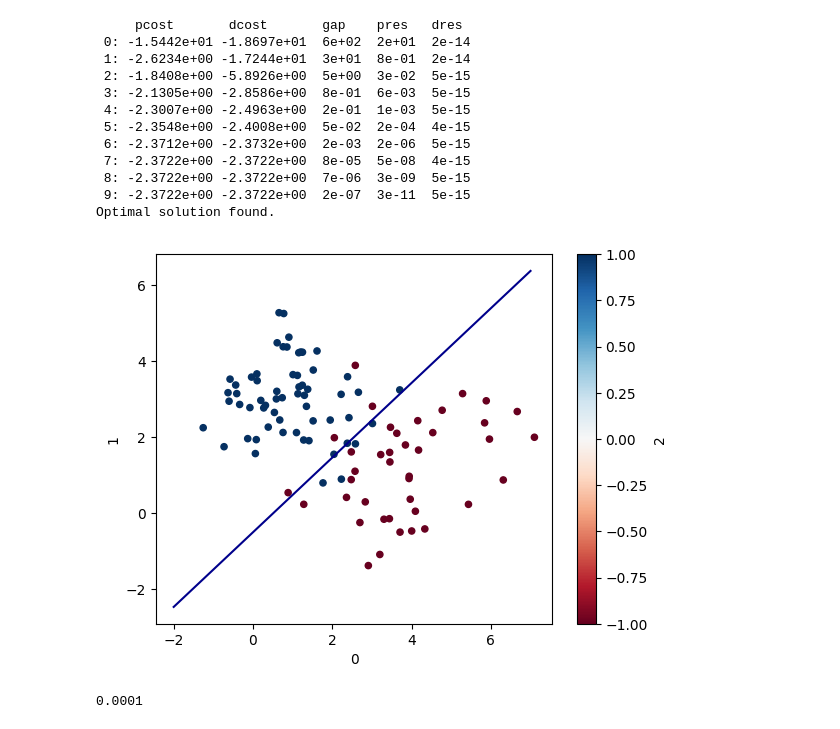
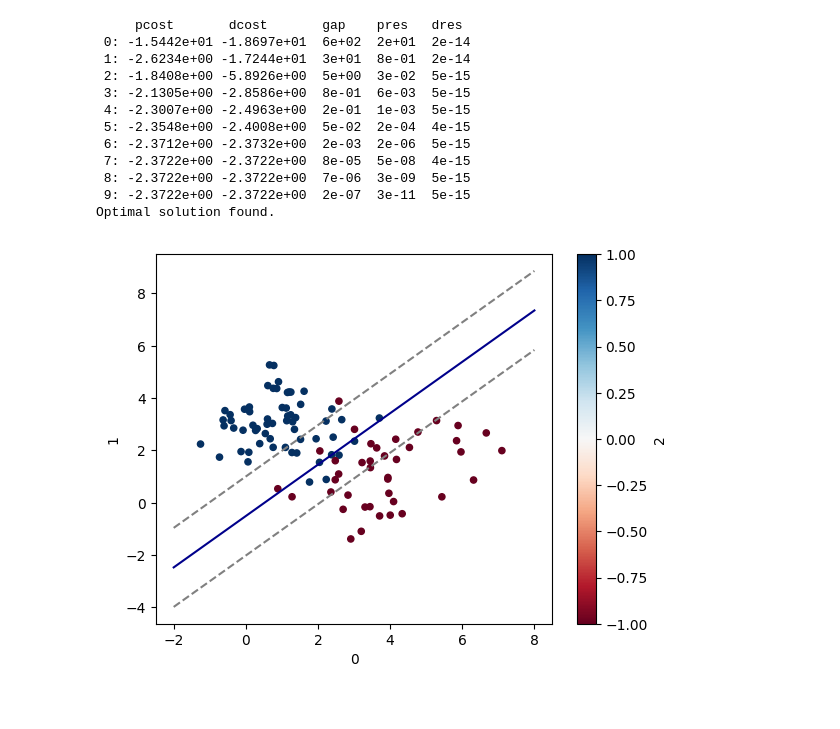
Before and after one commit to Alx-nder/ConvexOptimization_SupportVectorMachine, a Jupyter notebook: svm.ipynb, the cells around one changed output. Drawn from its saved outputs; the diff is of its cells as text; code cells hidden in the pictures.

```diff
--- a/svm.ipynb
+++ b/svm.ipynb
@@ -48,13 +48,11 @@ Sv = (lambdas > 0.0001).flatten()
 w0 = np.mean(y[Sv] - np.dot(X[Sv], w))
 # %%
 ax=df.plot.scatter(x=0,y=1,c=2,colormap='RdBu')
-x1 = np.linspace(-2,7)
+x1 = np.linspace(-2,8)
 plt.plot(x1, -(x1*w[0] +w0)/w[1], color = 'darkblue')
+plt.plot(x1, -(x1*w[0] +w0 -1)/w[1], color = 'grey',linestyle='--')
+plt.plot(x1, -(x1*w[0] +w0 +1)/w[1], color = 'grey',linestyle='--')
 
 plt.show()
 # %% [output]
-[figure, old version]
+[figure, new version]
-# %%
-1e-4
-# %% [output]
-0.0001
```
